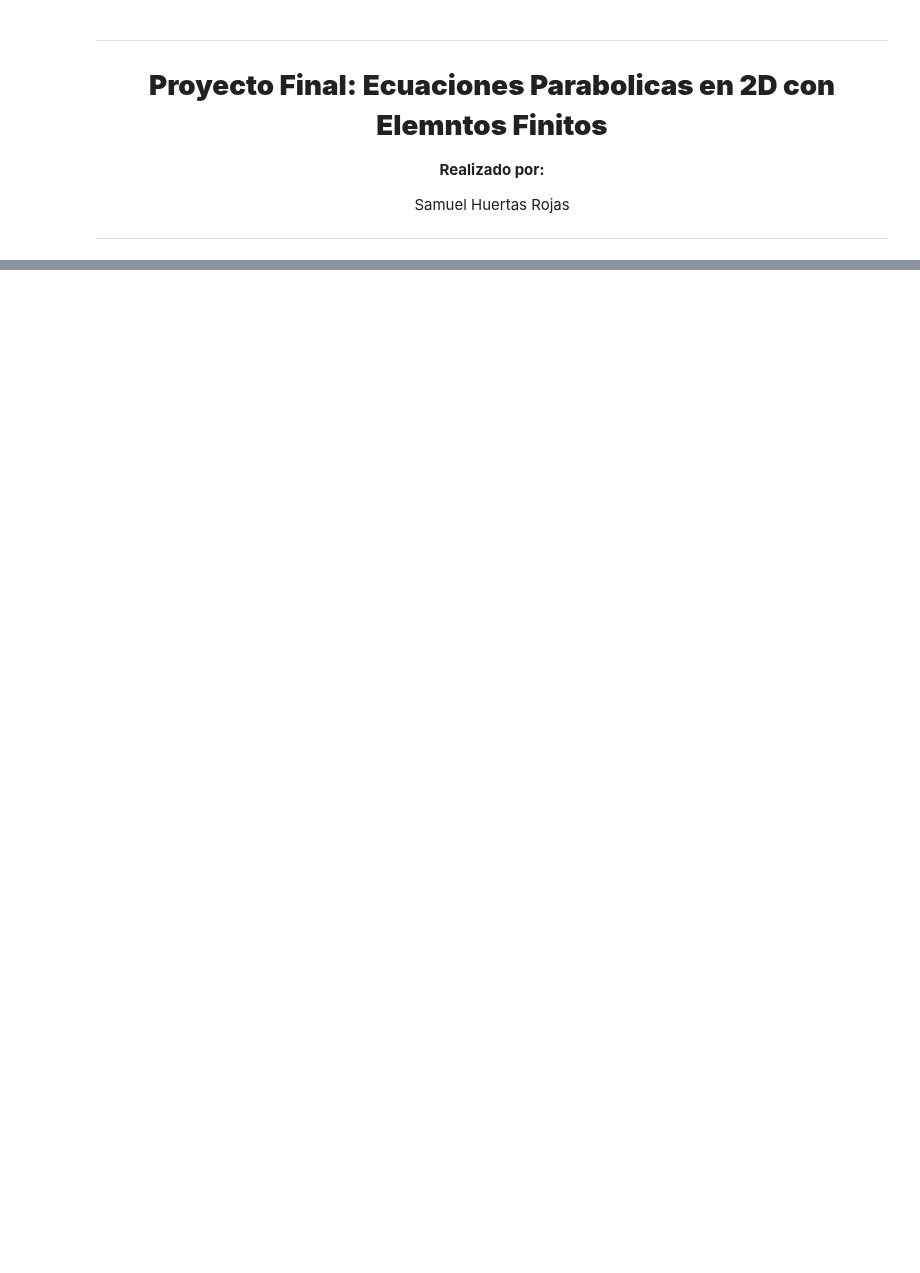
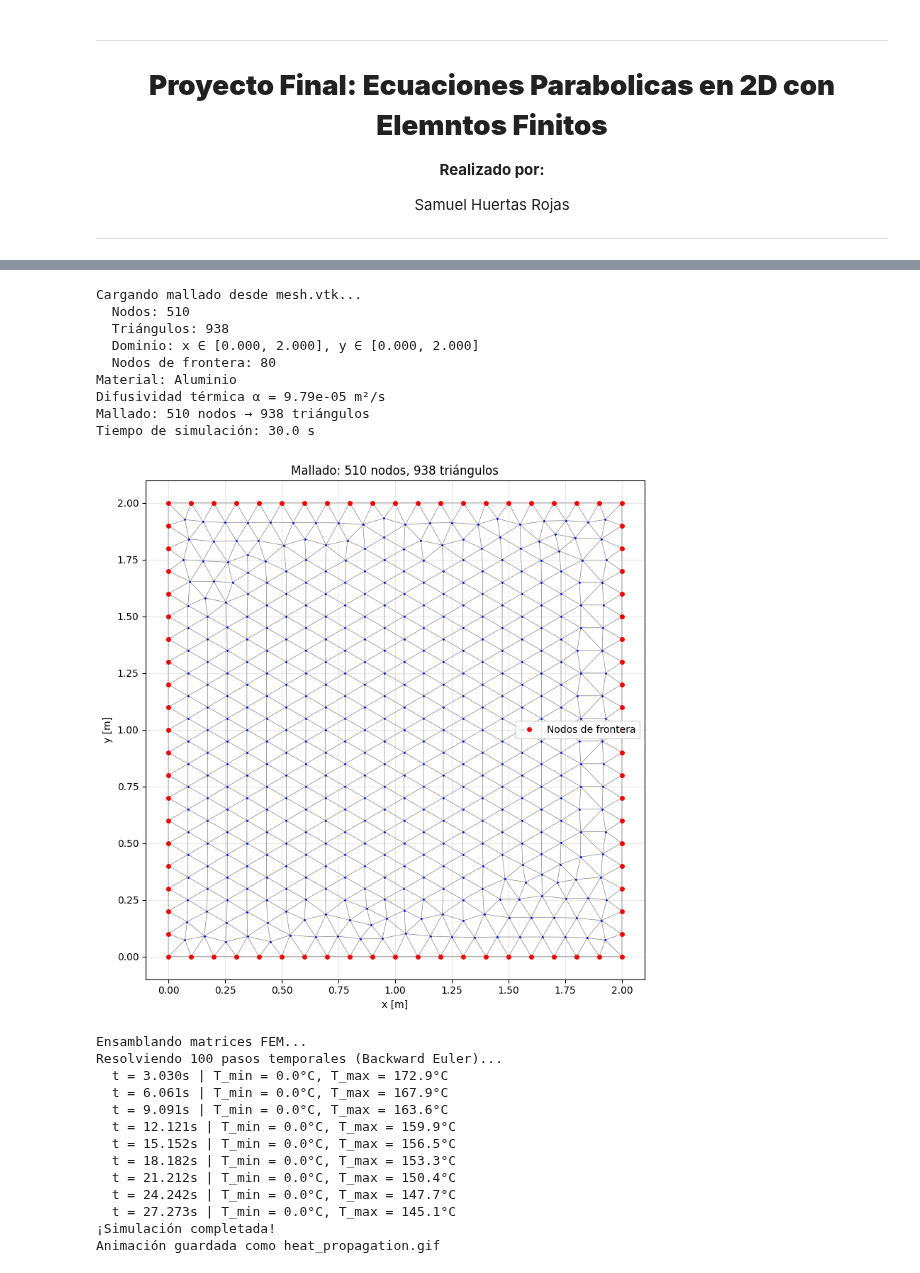
Before and after one commit to SamHuRo/solucion-numerica-de-EDP, a Jupyter notebook: Proyecto_Final/proyecto-final.ipynb, the cells around one changed output, grey strips where cells are left out. Drawn from its saved outputs; the diff is of its cells as text; code cells hidden in the pictures; blank space fills up the shorter version.

```diff
--- a/Proyecto_Final/proyecto-final.ipynb
+++ b/Proyecto_Final/proyecto-final.ipynb
@@ -535,0 +426,36 @@ Animación guardada como heat_propagation.gif
+# %%
+# Crear solver cargando geometría desde VTK
+solver = HeatEquationFEMFromVTK(
+    vtk_file='mesh.vtk',
+    T=30.0,
+    nt=100,
+    material='aluminio'
+)
+
+solver.plot_mesh()
+solver.solve()
+solver.animate(interval=50, save_as='heat_propagation.gif')
+# %% [output]
+Cargando mallado desde mesh.vtk...
+  Nodos: 510
+  Triángulos: 938
+  Dominio: x ∈ [0.000, 2.000], y ∈ [0.000, 2.000]
+  Nodos de frontera: 80
+Material: Aluminio
+Difusividad térmica α = 9.79e-05 m²/s
+Mallado: 510 nodos → 938 triángulos
+Tiempo de simulación: 30.0 s
+[figure, added]
+Ensamblando matrices FEM...
+Resolviendo 100 pasos temporales (Backward Euler)...
+  t = 3.030s | T_min = 0.0°C, T_max = 172.9°C
+  t = 6.061s | T_min = 0.0°C, T_max = 167.9°C
+  t = 9.091s | T_min = 0.0°C, T_max = 163.6°C
+  t = 12.121s | T_min = 0.0°C, T_max = 159.9°C
+  t = 15.152s | T_min = 0.0°C, T_max = 156.5°C
+  t = 18.182s | T_min = 0.0°C, T_max = 153.3°C
+  t = 21.212s | T_min = 0.0°C, T_max = 150.4°C
+  t = 24.242s | T_min = 0.0°C, T_max = 147.7°C
+  t = 27.273s | T_min = 0.0°C, T_max = 145.1°C
+¡Simulación completada!
+Animación guardada como heat_propagation.gif
```
Also changed, not shown: parts of 5 cells of this notebook, 7 other files.
